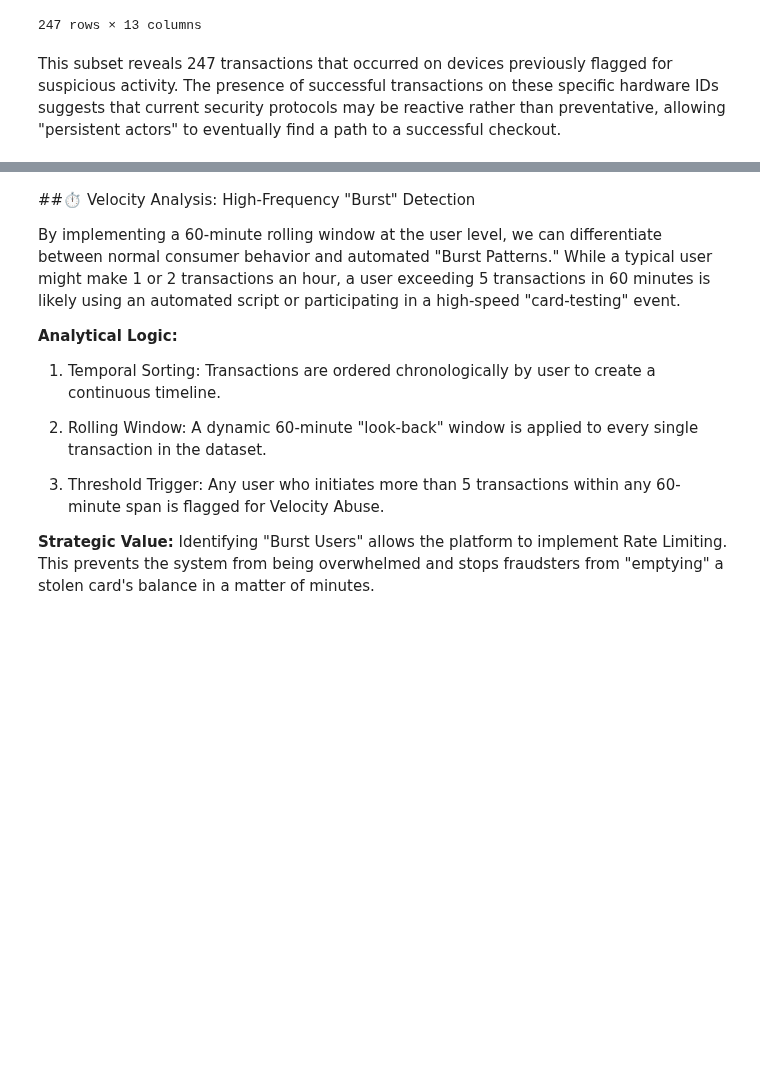
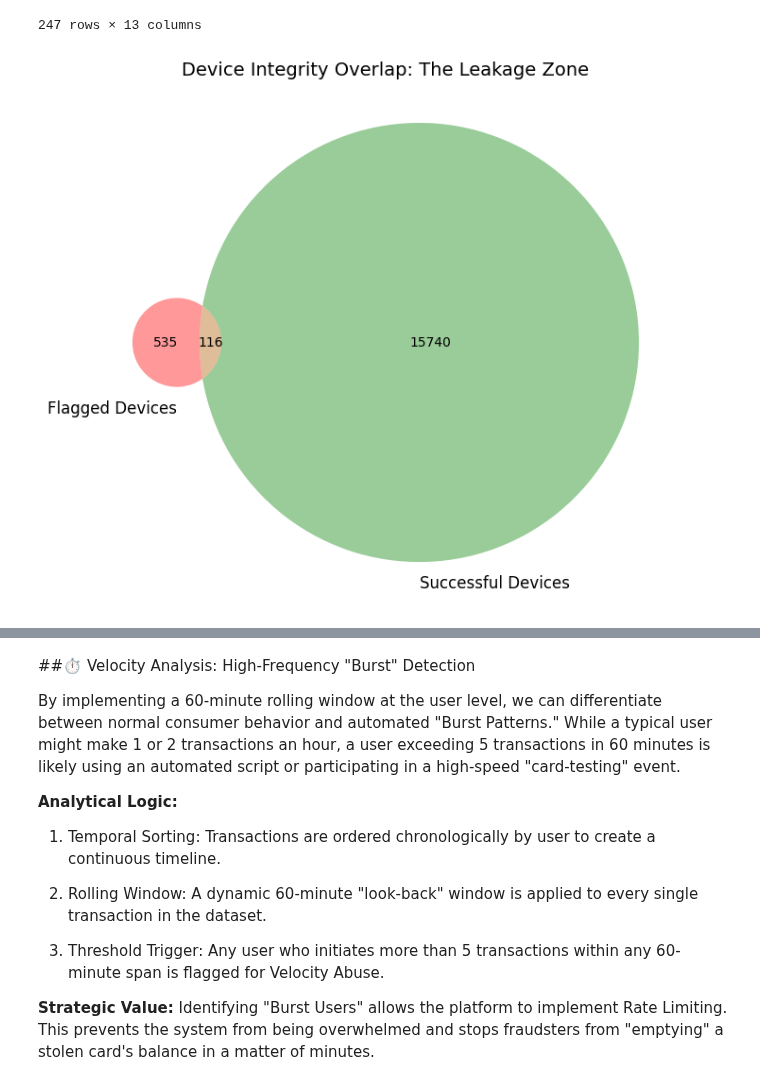
Before and after one commit to mutumaian29/payments-intelligence, a Jupyter notebook: Fraud_and_Monitoring(Project_Shield_and_Scale).ipynb, the cells around one changed output, grey strips where cells are left out. Cells and saved outputs as stored; diff of their text form; code cells hidden in the pictures; blank space fills up the shorter version.

```diff
--- a/Fraud_and_Monitoring(Project_Shield_and_Scale).ipynb
+++ b/Fraud_and_Monitoring(Project_Shield_and_Scale).ipynb
@@ -669,5 +754,17 @@ filtered_df
 | 19810 | TRX019811 | U3399 | skrill | withdrawal | 0.91 | UGX | ... |
 | 19990 | TRX019991 | U2985 | skrill | deposit | 8.01 | NGN | ... |
 247 rows × 13 columns
-# %% [markdown]
-This subset reveals 247 transactions that occurred on devices previously flagged for suspicious activity. The presence of successful transactions on these specific hardware IDs suggests that current security protocols may be reactive rather than preventative, allowing "persistent actors" to eventually find a path to a successful checkout.
+# %%
+from matplotlib_venn import venn2
+
+plt.figure(figsize=(8, 8))
+venn2(subsets=(len(set(fraud_devices) - set(success_devices)),
+              len(set(success_devices) - set(fraud_devices)),
+              len(both_statuses)),
+      set_labels=('Flagged Devices', 'Successful Devices'),
+      set_colors=('red', 'green'))
+
+plt.title('Device Integrity Overlap: The Leakage Zone', fontsize=14)
+plt.show()
+# %% [output]
+[figure, added]
```
Also changed, not shown: parts of 35 cells of this notebook.
